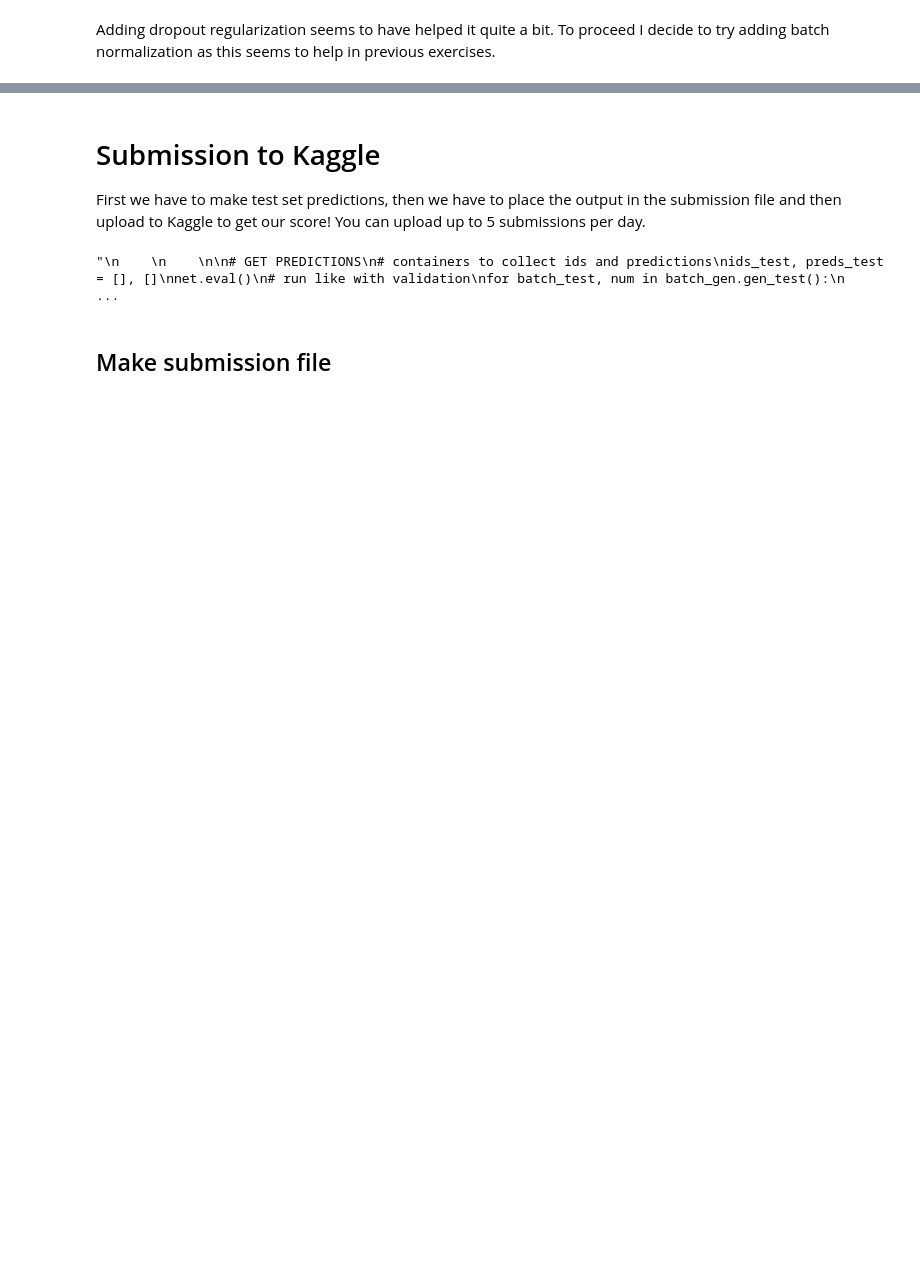
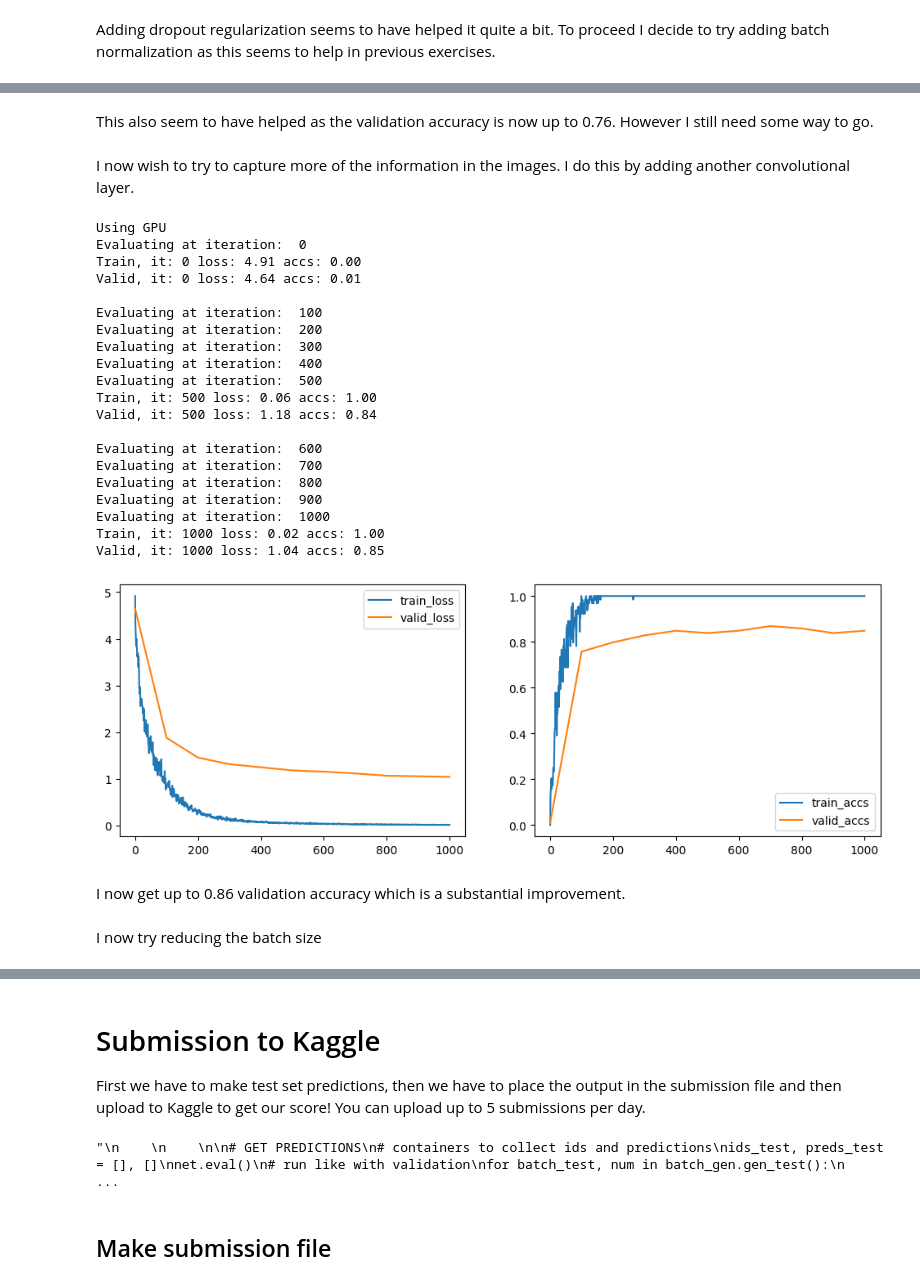
Before and after one commit to SalisMaxima/02456-deep-learning-with-PyTorch, a Jupyter notebook: 6_Mini_Project/6.1-EXE-Kaggle-Leaf-Challenge.ipynb, the cells around one changed output, grey strips where cells are left out. Saved outputs shown, nothing was run; the diff lists cells and outputs as text; code cells hidden in the pictures; blank space fills up the shorter version.

```diff
--- a/6_Mini_Project/6.1-EXE-Kaggle-Leaf-Challenge.ipynb
+++ b/6_Mini_Project/6.1-EXE-Kaggle-Leaf-Challenge.ipynb
@@ -1599,0 +1994,4 @@ Adding dropout regularization seems to have helped it quite a bit. To proceed I
+# %% [markdown]
+This also seem to have helped as the validation accuracy is now up to 0.76. However I still need some way to go.
+# %% [markdown]
+I now wish to try to capture more of the information in the images. I do this by adding another convolutional layer.
@@ -1599,0 +2093,36 @@ Adding dropout regularization seems to have helped it quite a bit. To proceed I
+# %%
+# init the new network
+net = initialize_network()
+
+# Criterion and optimizer
+criterion = nn.CrossEntropyLoss()
+optimizer = optim.Adam(net.parameters(), lr=0.0001)
+
+# train the new network
+train_results = train_network(net, data_norm, criterion, optimizer, batch_size, NUM_CLASSES, max_iter=1000, log_every=500, eval_every=100, validation_size=0.1)
+# %% [output]
+Using GPU
+Evaluating at iteration:  0
+Train, it: 0 loss: 4.91 accs: 0.00
+Valid, it: 0 loss: 4.64 accs: 0.01
+
+Evaluating at iteration:  100
+Evaluating at iteration:  200
+Evaluating at iteration:  300
+Evaluating at iteration:  400
+Evaluating at iteration:  500
+Train, it: 500 loss: 0.06 accs: 1.00
+Valid, it: 500 loss: 1.18 accs: 0.84
+
+Evaluating at iteration:  600
+Evaluating at iteration:  700
+Evaluating at iteration:  800
+Evaluating at iteration:  900
+Evaluating at iteration:  1000
+Train, it: 1000 loss: 0.02 accs: 1.00
+Valid, it: 1000 loss: 1.04 accs: 0.85
+[figure, added]
+# %% [markdown]
+I now get up to 0.86 validation accuracy which is a substantial improvement.
+# %% [markdown]
+I now try reducing the batch size
```
Also changed, not shown: parts of 42 cells of this notebook, 3 other files.
